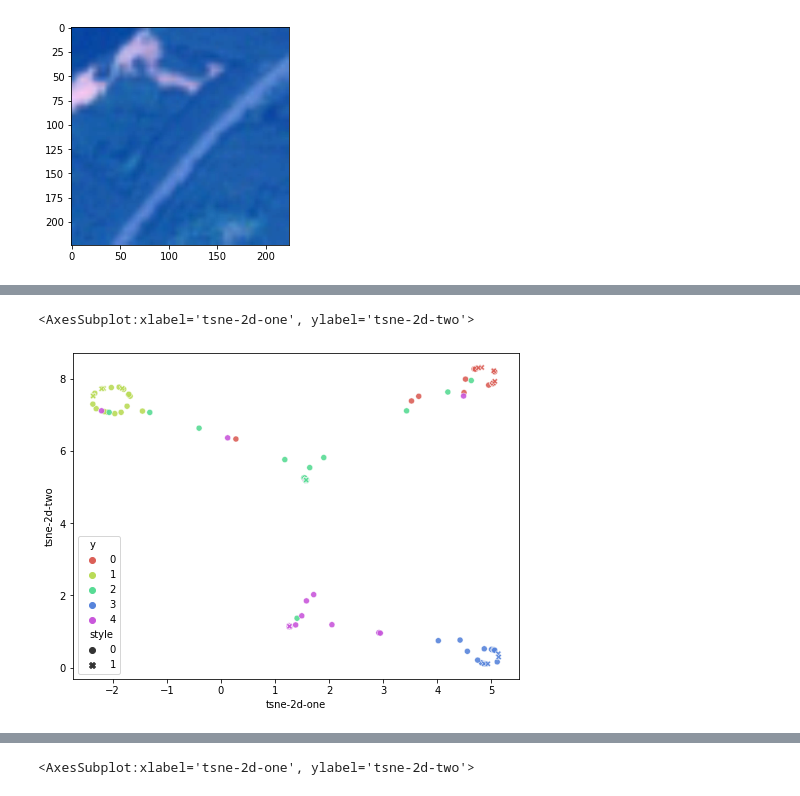
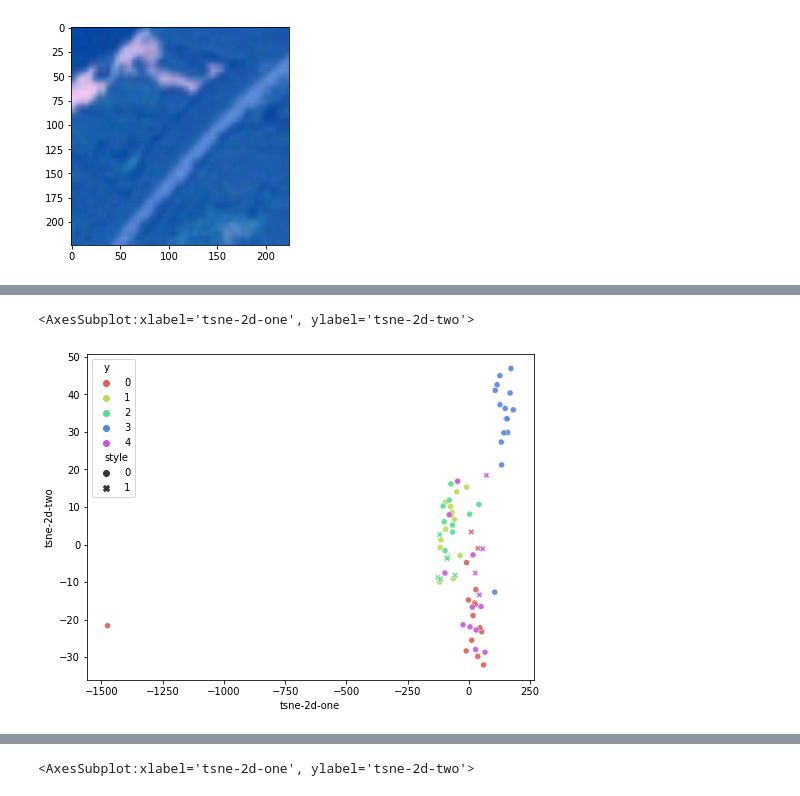
Before and after one commit to johncai117/DAMSL, a Jupyter notebook: visual.ipynb, the cells around one changed output, grey strips where cells are left out. Cells and saved outputs as stored; diff of their text form; code cells hidden in the pictures.

Commit message:
update files and visualizations

```diff
--- a/visual.ipynb
+++ b/visual.ipynb
@@ -620,8 +380,8 @@ plt.imshow(  renormal(x2[1][0]).permute(1, 2, 0)  )
 <matplotlib.image.AxesImage at 0x...>
 [figure]
 # %%
-model           = sbmtl.GnnNet( model_dict["ResNet10"], **few_shot_params )
-checkpoint_dir = "logs_final_train/checkpoints/miniImageNet/ResNet10_sbmtl_aug_5way_5shot"
+model           = damsl_v2.GnnNet( model_dict["ResNet10"], **few_shot_params )
+checkpoint_dir = "logs_final_train/checkpoints/miniImageNet/ResNet10_damsl_v2_aug_5way_5shot"
 modelfile   = get_assigned_file(checkpoint_dir,600)
 import json
 class Bunch(object):
@@ -631,7 +391,7 @@ class Bunch(object):
 with open('commandline_args.txt', 'r') as f:
    params = Bunch(json.load(f))
 
-
+params.method = "damsl_v2"
 params.checkpoint_dir = checkpoint_dir
 
 
@@ -665,7 +425,7 @@ for idx, (elem) in enumerate(novel_loader):
 
       liz_x = [x for (x,y) in elem]
 
-      scores, linear_scores, scores2, linear_scores_2 = finetune_classify(liz_x,y, model, state, ds = ds, save_it = 600, n_query = 15, pretrained_dataset=pretrained_dataset, freeze_backbone=False, **few_shot_params)
+      scores, linear_scores, linear_scores_2 = finetune_classify(liz_x,y, model, state, ds = ds, save_it = 600, n_query = 15, pretrained_dataset=pretrained_dataset, freeze_backbone=False, **few_shot_params)
 
       x = liz_x[0]
 
@@ -717,4 +474,14 @@ always_wrong = [i for i, (x,y) in enumerate(zip(sc_q,lc_q)) if not x and not y]
 
 print(corrected)
 print(made_wrong)
+print(always_wrong)
+set_corr = set(corrected)
+corrected_list = [1 if i in set_corr else 0 for i in range(n_query*n_way)]
+print(corrected_list)
+
+ls_corrected = np.asarray([s for s,boo in zip(linear_scores.cpu().numpy(), corrected_list) if boo == 1])
+print(ls_corrected)
+gt_lab = [s for boo,s in zip(corrected_list,np.repeat(range(n_way ), n_query )) if boo == 1]
+
+print(gt_lab)
 # %% [output]
@@ -734,15 +511,19 @@ from sklearn.manifold import TSNE
 
 scores_np = scores.cpu().numpy()
 
-scores2_np = scores2.cpu().numpy()
+#scores2_np = scores2.cpu().numpy()
 
-linear_scores_np = linear_scores.cpu().numpy()
+linear_scores_np = ls_corrected
 linear_scores2_np = linear_scores_2.cpu().numpy()
 
+lin_sc = linear_scores_np
+sc = scores_np
 lin_sc = np.concatenate((linear_scores_np, linear_scores2_np))
 
-sc = np.concatenate((scores_np, scores2_np))
+#sc = np.concatenate((scores_np, scores2_np))
 
-ls_embedded =  TSNE(n_components=2).fit_transform(lin_sc)
+ls_embedded =  TSNE(n_components=2).fit_transform(linear_scores2_np)
 
 sc_embedded = TSNE(n_components=2).fit_transform(sc)
+
+print(ls_embedded.shape)
@@ -749,24 +560,23 @@ sc_embedded = TSNE(n_components=2).fit_transform(sc)
 # %%
-import seaborn as sns
 import matplotlib.pyplot as plt
 
 import pandas as pd
 
 
-df_subset = pd.DataFrame({'tsne-2d-one':ls_embedded[:,0], 'tsne-2d-two': ls_embedded[:,1], "y" : list(np.repeat(range(n_way ), n_query )) + list(np.repeat(range(n_way ), 5 )), "style": [0] * 75 + [1] * 25  })
+df_subset = pd.DataFrame({'tsne-2d-one':sc_embedded[:,0], 'tsne-2d-two': ls_embedded[:,1], "y" : list(np.repeat(range(n_way), n_query )),  "style": corrected_list})
 
 
 
 plt.figure(figsize=(8,6))
 sns.scatterplot(
     x="tsne-2d-one", y="tsne-2d-two",
     hue="y",
     palette=sns.color_palette("hls", 5),
     style = "style",
     data=df_subset,
     legend="full",
     alpha=0.9
 )
 # %% [output]
 <AxesSubplot:xlabel='tsne-2d-one', ylabel='tsne-2d-two'>
-[figure, old version]
+[figure, new version]
```
Also changed, not shown: parts of 7 cells of this notebook, 5 other files.
